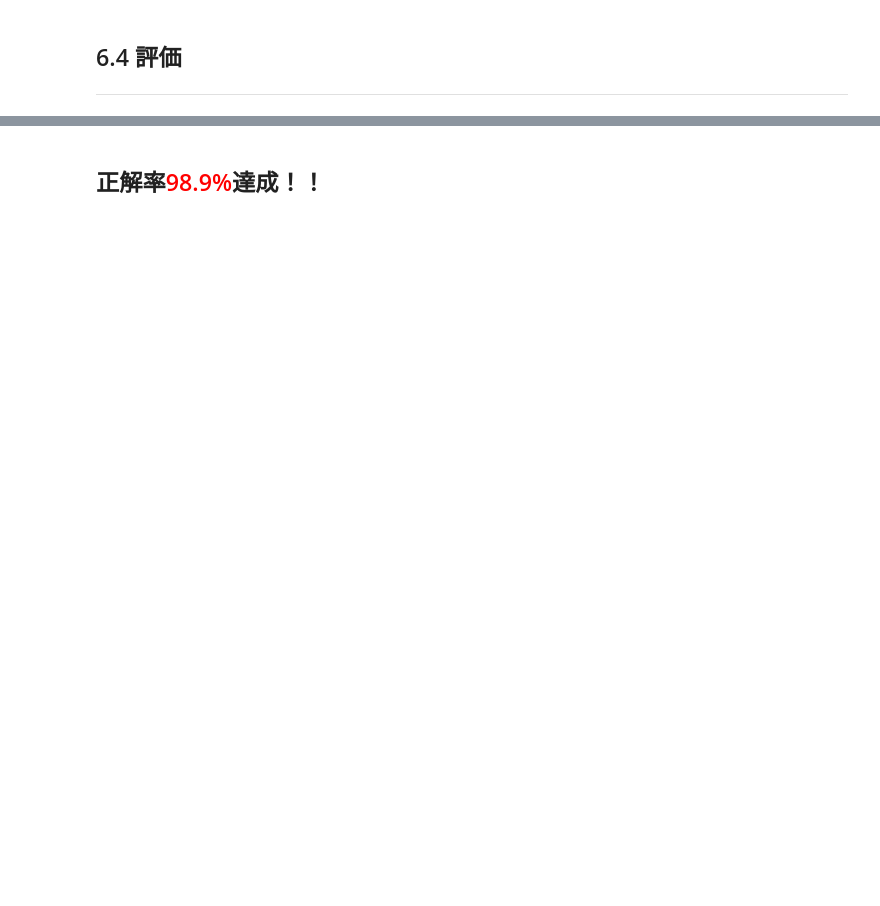
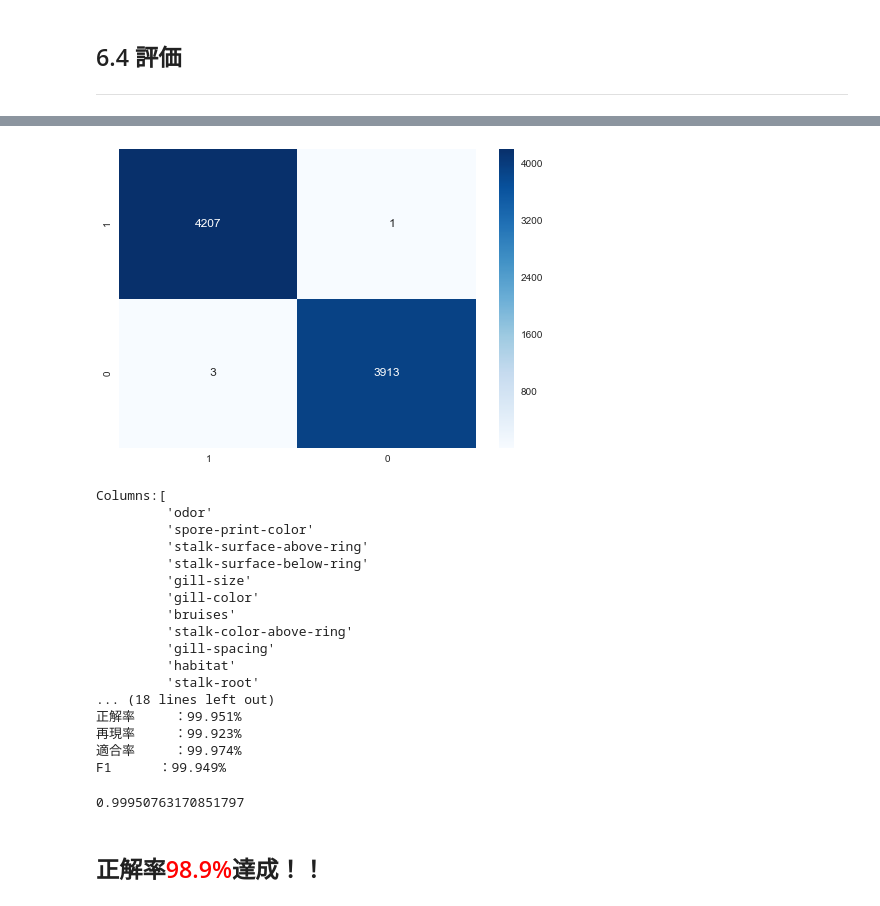
Before and after one commit to nabe-tomohiro/study, a Jupyter notebook: data_science/kaggle/mushroom_classification.ipynb, the cells around one changed output, grey strips where cells are left out. Saved outputs shown, nothing was run; the diff lists cells and outputs as text; code cells hidden in the pictures; blank space fills up the shorter version.

```diff
--- a/data_science/kaggle/mushroom_classification.ipynb
+++ b/data_science/kaggle/mushroom_classification.ipynb
@@ -799,0 +795,11 @@ Wall time: 301 ms
+# %%
+%%time
+
+# 目的変数名
+label = 'class'
+# 目的変数
+labels = ['e','p']
+# 利用する説明変数名
+columns = ['odor', 'spore-print-color']
+
+y_test, y_pred = cross_validation(label, labels, columns)
@@ -842,2 +845,24 @@ F1      ：98.875%
+# %%
+evaluation(columns, y_test, y_pred)
+# %% [output]
+[figure, added]
+Columns:[
+         'odor'
+         'spore-print-color'
+         'stalk-surface-above-ring'
+         'stalk-surface-below-ring'
+         'gill-size'
+         'gill-color'
+         'bruises'
+         'stalk-color-above-ring'
+         'gill-spacing'
+         'habitat'
+         'stalk-root'
+... (18 lines left out)
+正解率     ：99.951%
+再現率     ：99.923%
+適合率     ：99.974%
+F1      ：99.949%
+0.99950763170851797
 # %% [markdown]
 ## 正解率<span style="color:red">98.9%</span>達成！！
```
Also changed, not shown: parts of 7 cells of this notebook.
